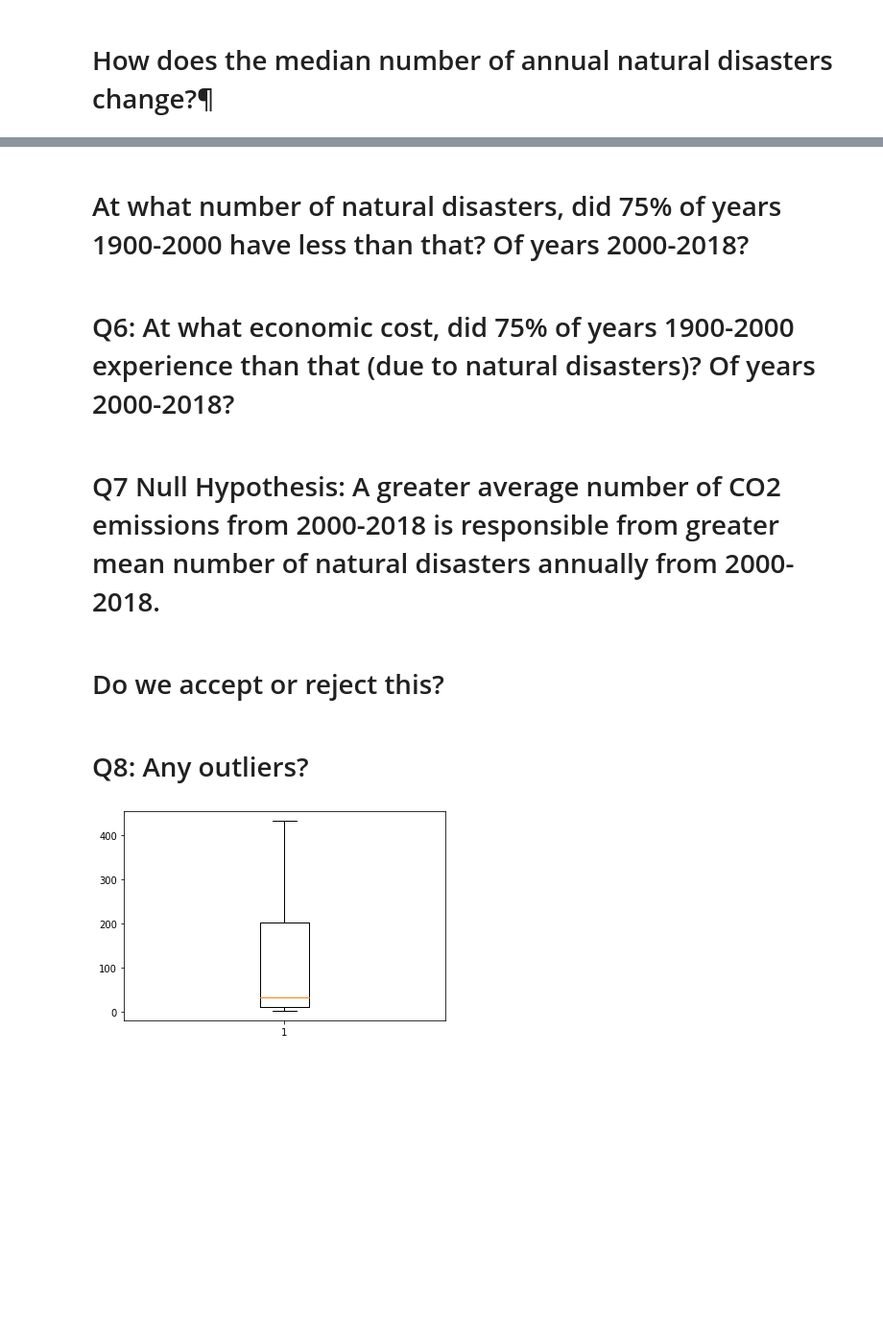
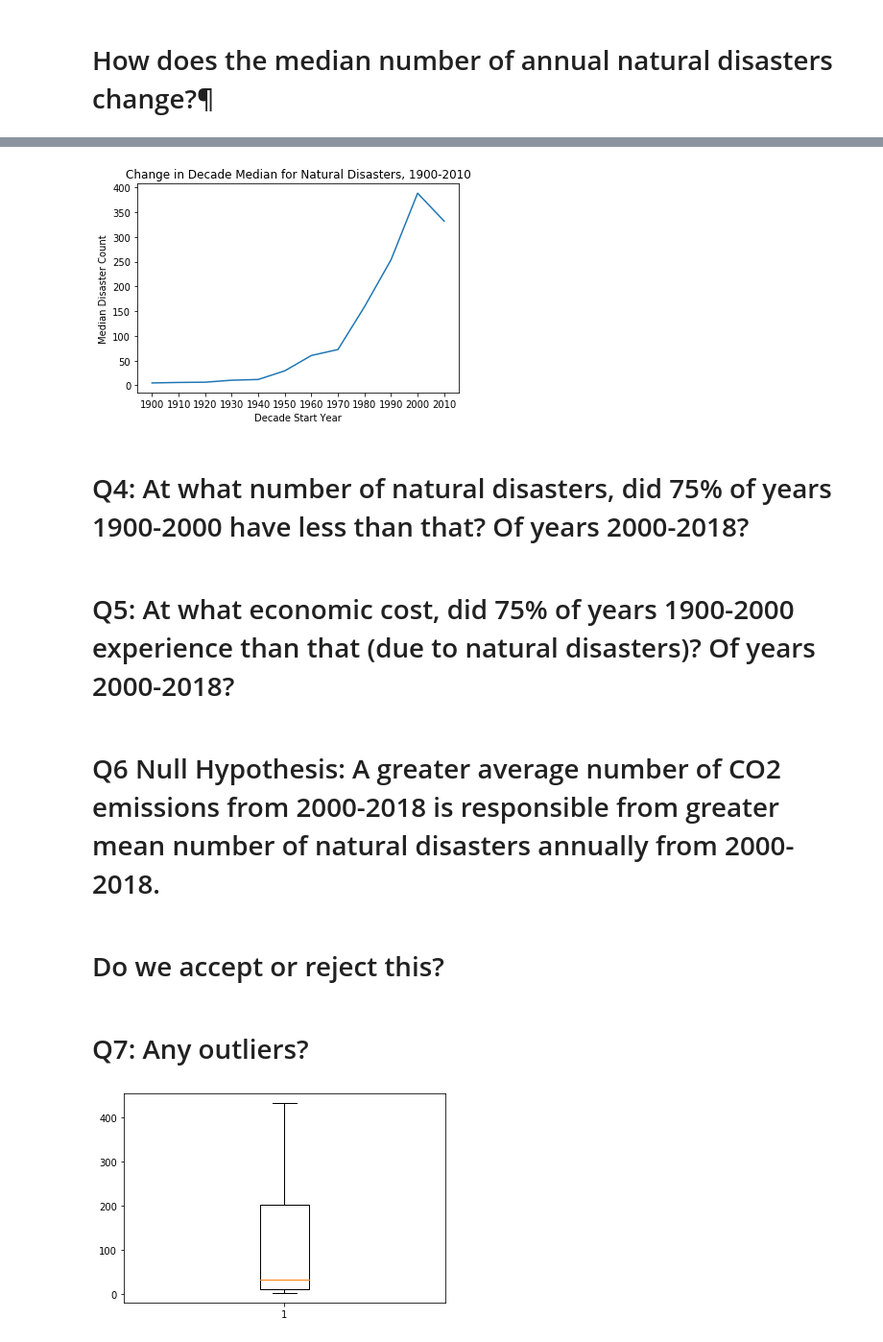
Before and after one commit to UPstartDeveloper/climate-change-analysis, a Jupyter notebook: analysis.ipynb, the cells around one changed output, grey strips where cells are left out. Shown at 96% size. Drawn from its saved outputs; the diff is of its cells as text; code cells hidden in the pictures; blank space fills up the shorter version.

```diff
--- a/analysis.ipynb
+++ b/analysis.ipynb
@@ -198,13 +199,40 @@ plt.show()
+# %%
+def compute_decade_median(start_yr, y_c_data):
+    '''Return the median of total disasters over a given period of 10 years.'''
+    years = grab_decade(start_yr, y_c_data)
+    # compute and return the median
+    return years['counts'].median()
+
+def compute_medians(y_c_data):
+    '''Returns a dict of all mean number of disasters that occurred for every decade, 1900-2010.'''
+    # compute the amount of decades in our data
+    start_yr, end_yr = y_c_data['years'].min(), y_c_data['years'].max()
+    decades = (end_yr - start_yr) // 10
+    # store all the medians in a dict
+    decade_medians = dict()
+    for i in range(start_yr, end_yr, 10):
+        decade_medians[f'{i}'] = compute_decade_median(i, y_c_data)
+    return decade_medians
+
+medians_by_decade = compute_medians(y_c_data)
+# %%
+plt.plot(list(medians_by_decade.keys()), list(medians_by_decade.values()))
+plt.xlabel('Decade Start Year')
+plt.ylabel('Median Disaster Count')
+plt.title('Change in Decade Median for Natural Disasters, 1900-2010')
+plt.show()
+# %% [output]
+[figure, added]
 # %% [markdown]
-# At what number of natural disasters, did 75% of years 1900-2000 have less than that? Of years 2000-2018?
+# Q4: At what number of natural disasters, did 75% of years 1900-2000 have less than that? Of years 2000-2018?
 # %% [markdown]
-# Q6: At what economic cost, did 75% of years 1900-2000 experience than that (due to natural disasters)? Of years 2000-2018?
+# Q5: At what economic cost, did 75% of years 1900-2000 experience than that (due to natural disasters)? Of years 2000-2018?
 # %% [markdown]
-# Q7 Null Hypothesis: A greater average number of CO2 emissions from 2000-2018 is responsible from greater mean number of natural disasters annually from 2000-2018.
+# Q6 Null Hypothesis: A greater average number of CO2 emissions from 2000-2018 is responsible from greater mean number of natural disasters annually from 2000-2018.
 # %% [markdown]
 # Do we accept or reject this?
 # %% [markdown]
-# Q8: Any outliers?
+# Q7: Any outliers?
 # %%
 # show box plot
 counts = all_disasters_years_and_counts['Number of reported natural disasters (reported disasters)']
```
Also changed, not shown: parts of 5 cells of this notebook.
